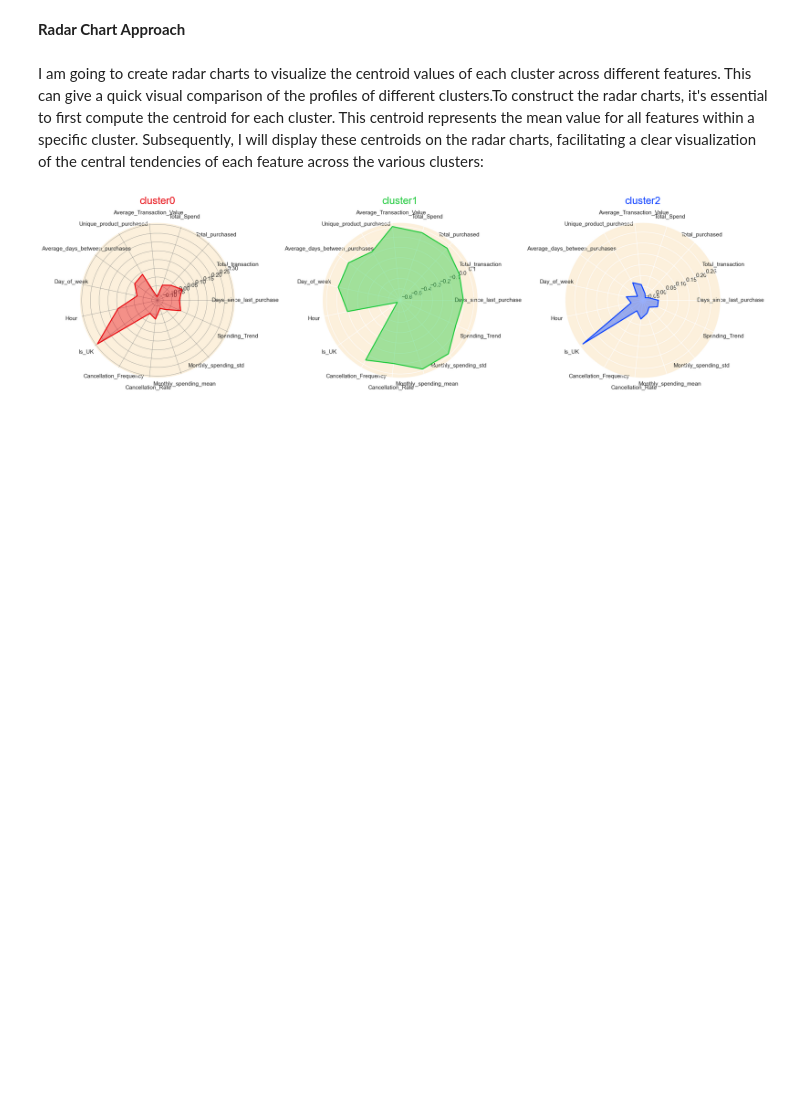
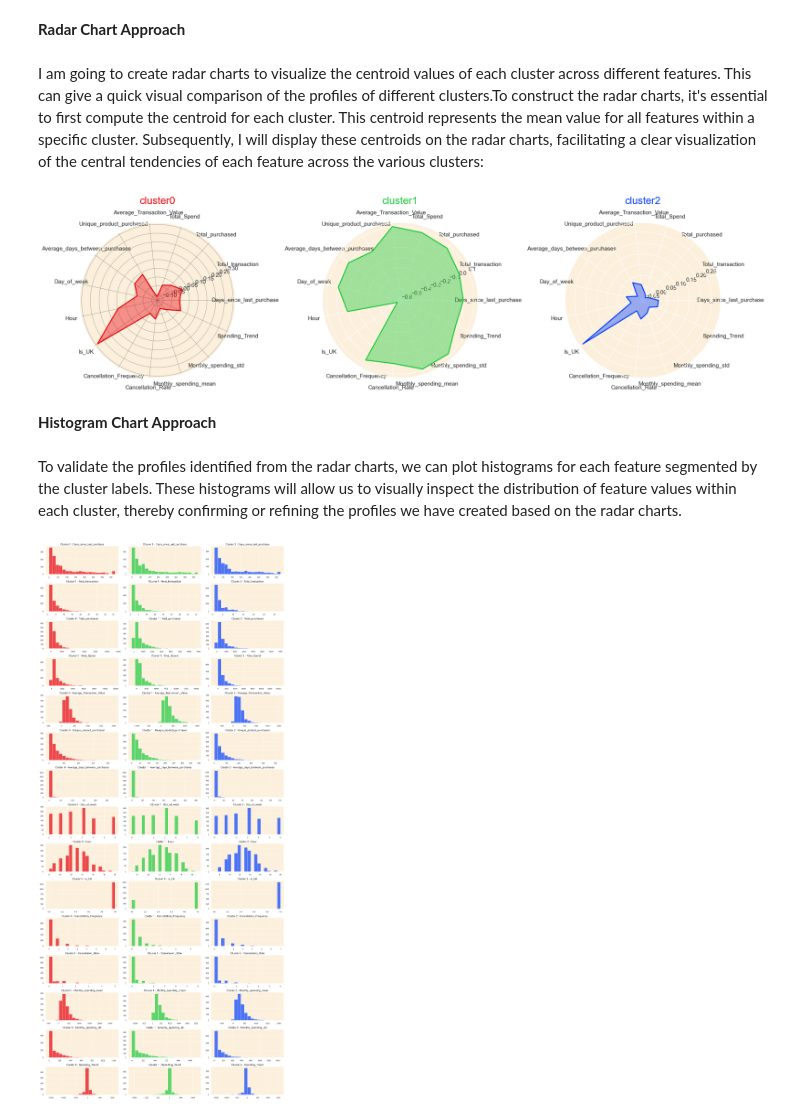
Before and after one commit to Suryasadasivam/Customer-Segmentation-, a Jupyter notebook: customer_segmentation.ipynb, the cells around one changed output. Saved outputs shown, nothing was run; the diff lists cells and outputs as text; code cells hidden in the pictures; blank space fills up the shorter version.

Commit message:
Customersegmentation

```diff
--- a/customer_segmentation.ipynb
+++ b/customer_segmentation.ipynb
@@ -1933,3 +1933,32 @@ plt.tight_layout()
 plt.show()
 # %% [output]
 [figure]
+# %% [markdown]
+**Histogram Chart Approach**
+# %% [markdown]
+To validate the profiles identified from the radar charts, we can plot histograms for each feature segmented by the cluster labels. These histograms will allow us to visually inspect the distribution of feature values within each cluster, thereby confirming or refining the profiles we have created based on the radar charts.
+# %%
+# Plot histograms for each feature segmented by the clusters
+features = customer_data_cleaned.columns[1:-1]
+clusters = customer_data_cleaned['cluster'].unique()
+clusters.sort()
+
+# Setting up the subplots
+n_rows = len(features)
+n_cols = len(clusters)
+fig, axes = plt.subplots(n_rows, n_cols, figsize=(20, 3*n_rows))
+
+# Plotting histograms
+for i, feature in enumerate(features):
+    for j, cluster in enumerate(clusters):
+        data = customer_data_cleaned[customer_data_cleaned['cluster'] == cluster][feature]
+        axes[i, j].hist(data, bins=20, color=colors[j], edgecolor='w', alpha=0.7)
+        axes[i, j].set_title(f'Cluster {cluster} - {feature}', fontsize=15)
+        axes[i, j].set_xlabel('')
+        axes[i, j].set_ylabel('')
+
+# Adjusting layout to prevent overlapping
+plt.tight_layout()
+plt.show()
+# %% [output]
+[figure, added]
```
